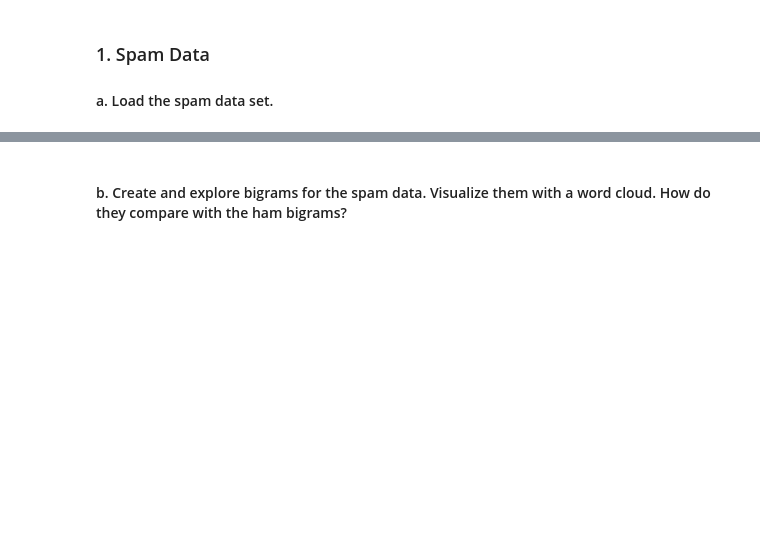
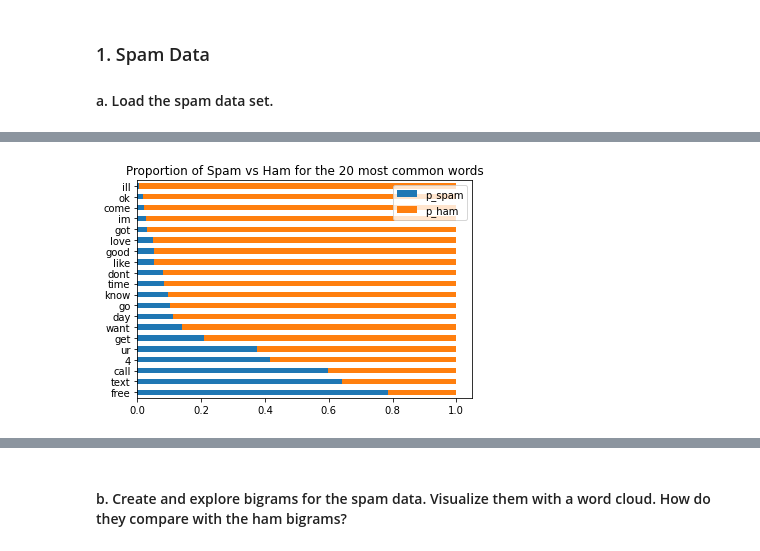
Before and after one commit to aliciag92/natural-language-processing-exercises, a Jupyter notebook: explore.ipynb, the cells around one changed output, grey strips where cells are left out. Saved outputs shown, nothing was run; the diff lists cells and outputs as text; code cells hidden in the pictures; blank space fills up the shorter version.

Commit message:
working on spam data

```diff
--- a/explore.ipynb
+++ b/explore.ipynb
@@ -21,0 +71,11 @@ df.head()
+# %%
+#breaking up data into 3 separate pieces
+
+#words that appear in legitimate text messages
+ham_words = clean(' '.join(df[df.label == 'ham'].text))
+
+#words that appear in spam text messages
+spam_words = clean(' '.join(df[df.label == 'spam'].text))
+
+#all of the words
+all_words = clean(' '.join(df.text))
@@ -21,0 +108,6 @@ df.head()
+# %%
+#w/ list of words, we can transform it into a pandas Series,
+#which can show how often each of the words occurs
+ham_freq = pd.Series(ham_words).value_counts()
+spam_freq = pd.Series(spam_words).value_counts()
+all_freq = pd.Series(all_words).value_counts()
@@ -21,0 +141,8 @@ df.head()
+# %%
+#combine these 3 together to get one resulting df
+word_counts = (pd.concat([all_freq, ham_freq, spam_freq], axis=1, sort=True)
+                .set_axis(['all', 'ham', 'spam'], axis=1, inplace=False)
+                .fillna(0)
+                .apply(lambda s: s.astype(int)))
+
+word_counts.tail(20)
@@ -21,0 +204,15 @@ df.head()
+# %%
+#visualize percentage of spam vs ham
+(word_counts
+ .assign(p_spam=word_counts.spam / word_counts['all'],
+         p_ham=word_counts.ham / word_counts['all'])
+ .sort_values(by='all')
+ [['p_spam', 'p_ham']]
+ .tail(20)
+ .sort_values('p_ham')
+ .plot.barh(stacked=True))
+
+plt.title('Proportion of Spam vs Ham for the 20 most common words')
+plt.show()
+# %% [output]
+[figure, added]
```
Also changed, not shown: parts of 19 cells of this notebook.
